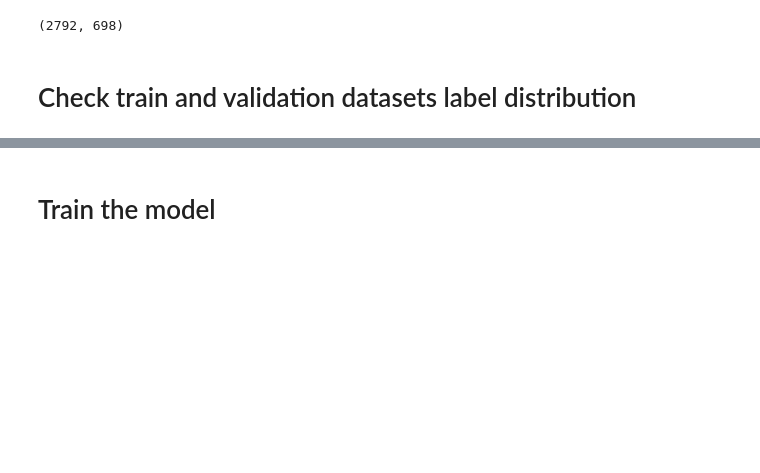
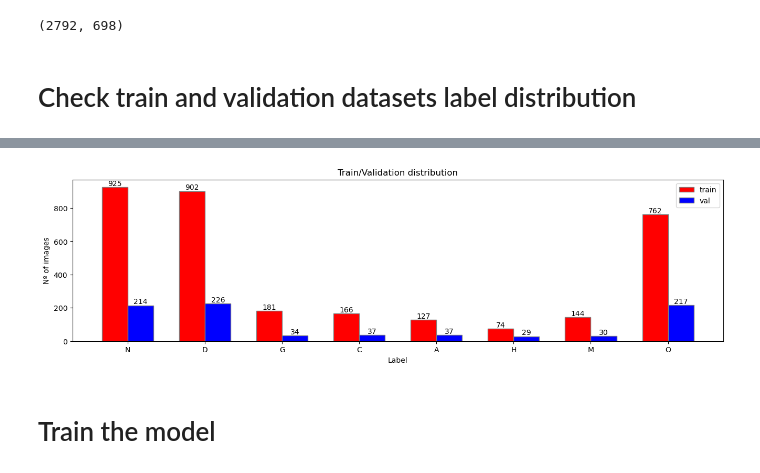
Before and after one commit to serdna1/ODIR-5K-multi-label-classification, a Jupyter notebook: experiments/experiment_1/experiment_1.ipynb, the cells around one changed output, grey strips where cells are left out. Cells and saved outputs as stored; diff of their text form; code cells hidden in the pictures; blank space fills up the shorter version.

Commit message:
Change train/val distribution plots

```diff
--- a/experiments/experiment_1/experiment_1.ipynb
+++ b/experiments/experiment_1/experiment_1.ipynb
@@ -137,19 +137,3 @@ len(train_df), len(val_df)
 (2792, 698)
 # %% [markdown]
 # Check train and validation datasets label distribution
-# %%
-for i, label in enumerate(label_names):
-    plt.figure(figsize=(4,4))
-
-    total_label_train = int(train_df.loc[:, [label]].sum())
-    total_label_val = int(val_df.loc[:, [label]].sum())
-
-    bar = plt.bar(['Train', 'Val'], [total_label_train, total_label_val])
-
-    for rect in bar:
-        height = rect.get_height()
-        plt.text(rect.get_x() + rect.get_width() / 2.0, height, f'{height:.0f}', ha='center', va='bottom')
-
-    plt.xlabel(f'Dataset')
-    plt.ylabel(f'No. of images with label {label}')
-    plt.title(f'Distribution of label {label} by dataset')
@@ -165,3 +140,38 @@ for i, label in enumerate(label_names):
+# %%
+import numpy as np
+
+barWidth = 0.3333
+fig = plt.subplots(figsize =(16, 4))
+
+# Set height of bars
+total_label_train_list = [int(train_df.loc[:, [label]].sum()) for label in label_names]
+total_label_val_list = [int(val_df.loc[:, [label]].sum()) for label in label_names]
+
+# Set position of bar on X axis
+br_train = np.arange(len(label_names))
+br_val = [x + barWidth for x in br_train]
+
+# Make the plot
+bar_train = plt.bar(br_train, total_label_train_list, color ='r', width = barWidth,
+                    edgecolor ='grey', label ='train')
+bar_val = plt.bar(br_val, total_label_val_list, color ='b', width = barWidth,
+                  edgecolor ='grey', label ='val')
+
+# Plot the height label on top of each bar
+for bar in [bar_train, bar_val]:
+    for rect in bar:
+        height = rect.get_height()
+        plt.text(rect.get_x() + rect.get_width() / 2.0, height, f'{height:.0f}', ha='center', va='bottom')
+
+plt.title(f'Train/Validation distribution')
+plt.xlabel('Label')
+plt.ylabel('Nº of images')
+plt.xticks([r + barWidth/2 for r in range(len(total_label_train_list))], label_names)
+
+plt.legend()
+plt.show()
+# %% [output]
+[figure, added]
 # %% [markdown]
 # Train the model
 # %%
```
Also changed, not shown: parts of 1 cell of this notebook, 10 other files.
